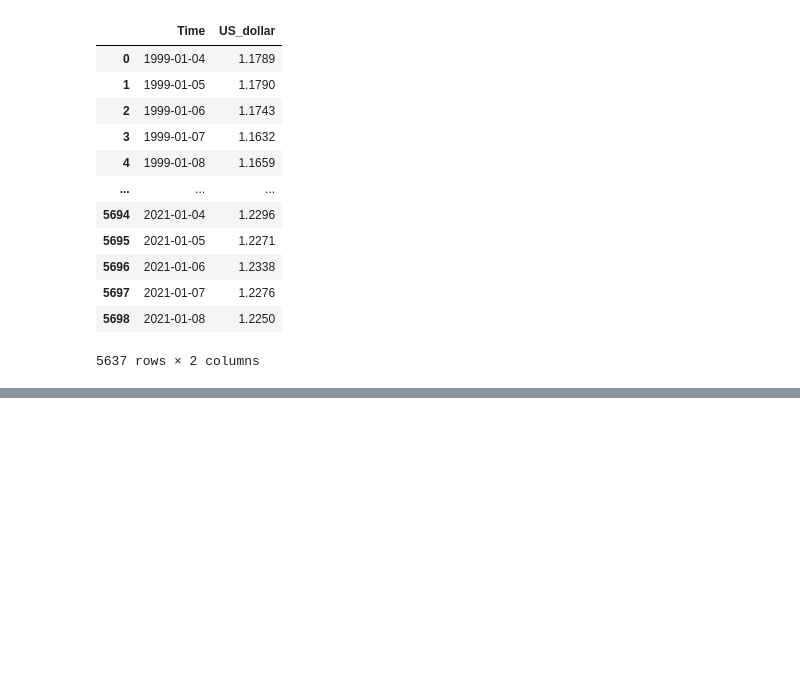
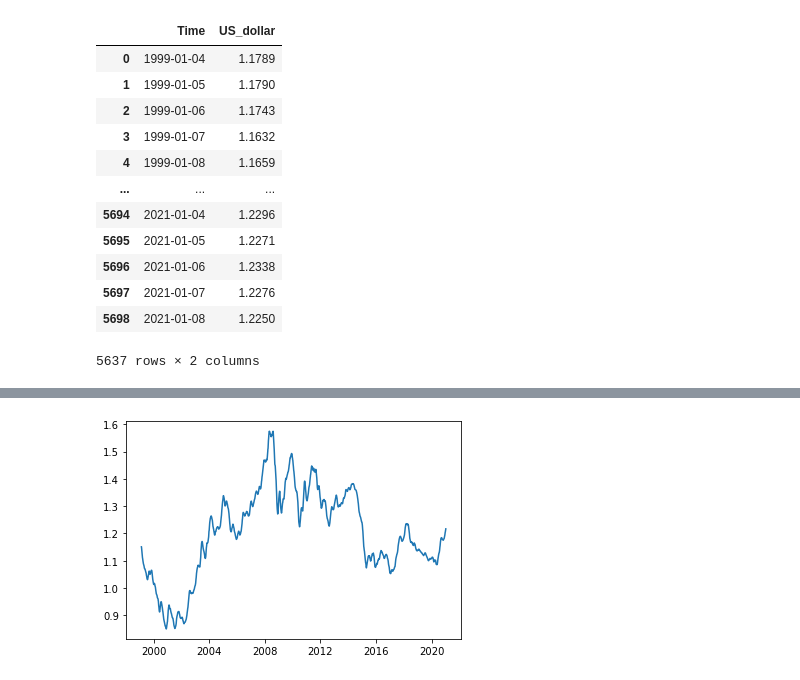
Before and after one commit to capncrockett/Dataquest, a Jupyter notebook: exchange_rates/euro_exchange_jan_2021.ipynb, the cells around one changed output, grey strips where cells are left out. Cells and saved outputs as stored; diff of their text form; code cells hidden in the pictures; blank space fills up the shorter version.

```diff
--- a/exchange_rates/euro_exchange_jan_2021.ipynb
+++ b/exchange_rates/euro_exchange_jan_2021.ipynb
@@ -87,0 +96,3 @@ plt.show()
+# %%
+euro_to_dollar['rolling_mean'] = euro_to_dollar['US_dollar'].rolling(30).mean()
+euro_to_dollar
@@ -87,0 +113,6 @@ plt.show()
+# %%
+plt.plot(euro_to_dollar['Time'],
+         euro_to_dollar['rolling_mean'])
+plt.show()
+# %% [output]
+[figure, added]
```
Also changed, not shown: parts of 7 cells of this notebook.
